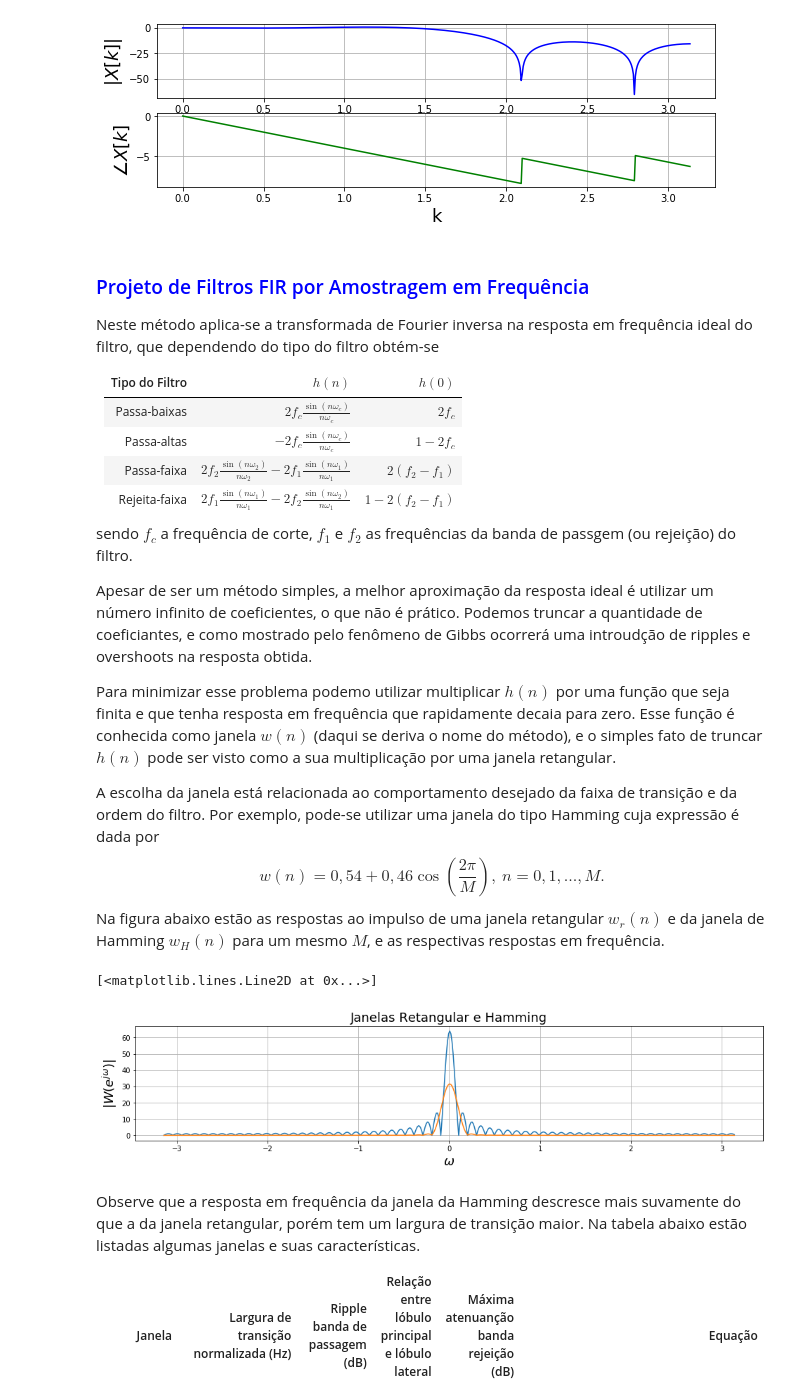
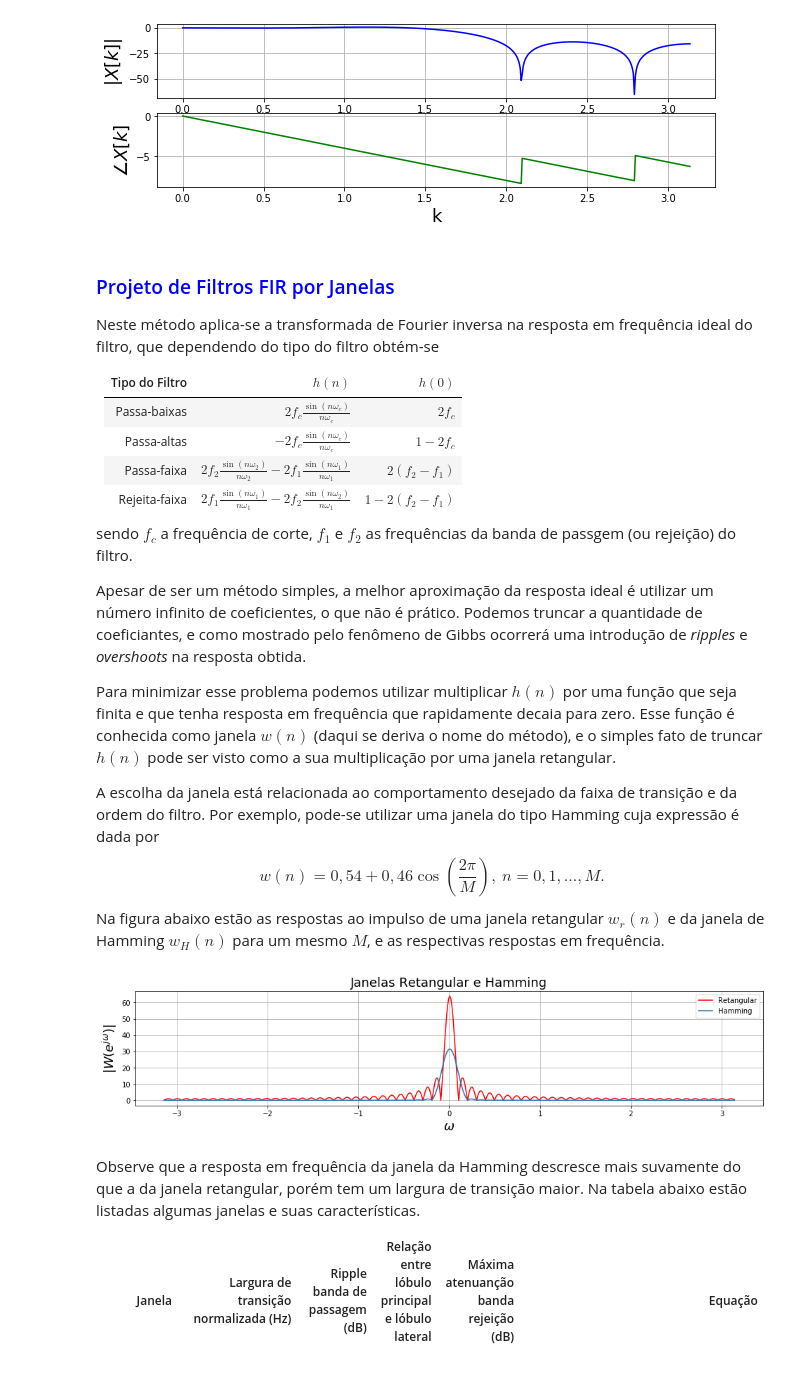
Before and after one commit to ecandeia/PDS, a Jupyter notebook: Filtros/FIR.ipynb, the cells around one changed output. Cells and saved outputs as stored; diff of their text form; code cells hidden in the pictures.

```diff
--- a/Filtros/FIR.ipynb
+++ b/Filtros/FIR.ipynb
@@ -101,7 +102,7 @@ ax[1].grid()
  -0.05912099 -0.11111111  0.07252263]
 [figure]
 # %% [markdown]
-### <font color='blue'> Projeto de Filtros FIR por Amostragem em Frequência </color>
+### <font color='blue'> Projeto de Filtros FIR por Janelas </color>
 
 Neste método aplica-se a transformada de Fourier inversa na resposta em frequência ideal do filtro, que dependendo do tipo do filtro obtém-se
 
@@ -115,9 +116,9 @@ Rejeita-faixa|$2f_1\frac{\sin(n\omega_1)}{n\omega_1} - 2f_2\frac{\sin(n\omega_2)
 
 sendo $f_c$ a frequência de corte, $f_1$ e $f_2$ as frequências da banda de passgem (ou rejeição) do filtro.
 
-Apesar de ser um método simples, a melhor aproximação da resposta ideal é utilizar um número infinito de coeficientes, o que não é prático. Podemos truncar a quantidade de coeficiantes, e como mostrado pelo fenômeno de Gibbs ocorrerá uma introudção de ripples e overshoots na resposta obtida.
+Apesar de ser um método simples, a melhor aproximação da resposta ideal é utilizar um número infinito de coeficientes, o que não é prático. Podemos truncar a quantidade de coeficiantes, e como mostrado pelo fenômeno de Gibbs ocorrerá uma introdução de *ripples* e *overshoots* na resposta obtida.
 
-Para minimizar esse problema podemo utilizar multiplicar $h(n)$ por uma função que seja finita e que tenha resposta em frequência que rapidamente decaia para zero. Esse função é conhecida como janela $w(n)$ (daqui se deriva o nome do método), e o simples fato de truncar $h(n)$ pode ser visto como a sua multiplicação por uma janela retangular.
+Para minimizar esse problema podemos utilizar multiplicar $h(n)$ por uma função que seja finita e que tenha resposta em frequência que rapidamente decaia para zero. Esse função é conhecida como janela $w(n)$ (daqui se deriva o nome do método), e o simples fato de truncar $h(n)$ pode ser visto como a sua multiplicação por uma janela retangular.
 
 A escolha da janela está relacionada ao comportamento desejado da faixa de transição e da ordem do filtro. Por exemplo, pode-se utilizar uma janela do tipo Hamming cuja expressão é dada por
 $$ w(n) = 0,54 + 0,46\cos(\frac{2\pi}{M}),\ n = 0, 1, ..., M.$$ Na figura abaixo estão as respostas ao impulso de uma janela retangular $w_r(n)$ e da janela de Hamming $w_H(n)$ para um mesmo $M$, e as respectivas respostas em frequência.
@@ -131,37 +132,37 @@ L = 64 # Tamanho da Janela
 fig,ax=plt.subplots(1)
 fig.set_size_inches((16,3))
 eixo_x = np.linspace(-np.pi,np.pi,512)
 
 n = np.arange(0,L)
 
 # Janela retangular
 w_rect = np.ones(L)
 
 W_RECT = scp.fft(w_rect,512)
 
 # Faz um deslocamento nas frequências
 W_RECT_shifted = np.fft.fftshift(W_RECT)
 
 # Janela de Hanning
 w_hamm = 0.5 - 0.5*np.cos(2*np.pi*n/(L-1))
 
 W_HAMM = scp.fft(w_hamm,512)
 
 # Faz um deslocamento nas frequências
 W_HAMM_shifted = np.fft.fftshift(W_HAMM)
 
 # Desenha módulo da resposta em frequência da Janela Retangular
-ax.plot(eixo_x, abs(W_RECT_shifted),label='DFT(x(n))')
+ax.plot(eixo_x, abs(W_RECT_shifted),'r-',label='Retangular')
 ax.set_xlabel('$\omega$',fontsize=18)
 ax.set_ylabel('$|W(e^{j\omega})|$',fontsize=18)
 ax.set_title('Janelas Retangular e Hamming',fontsize=18)
 ax.grid()
 
 # Desenha módulo da resposta em frequência da Janela de Hamming
-ax.plot(eixo_x, abs(W_HAMM_shifted),label='DFT(x(n))')
+ax.plot(eixo_x, abs(W_HAMM_shifted),label='Hamming')
+ax.legend(loc=0);
 # %% [output]
-[<matplotlib.lines.Line2D at 0x...>]
-[figure, old version]
+[figure, new version]
 # %% [markdown]
 Observe que a resposta em frequência da janela da Hamming descresce mais suvamente do que a da janela retangular, porém tem um largura de transição maior. Na tabela abaixo estão listadas algumas janelas e suas características.
 
```
Also changed, not shown: parts of 5 cells of this notebook.
